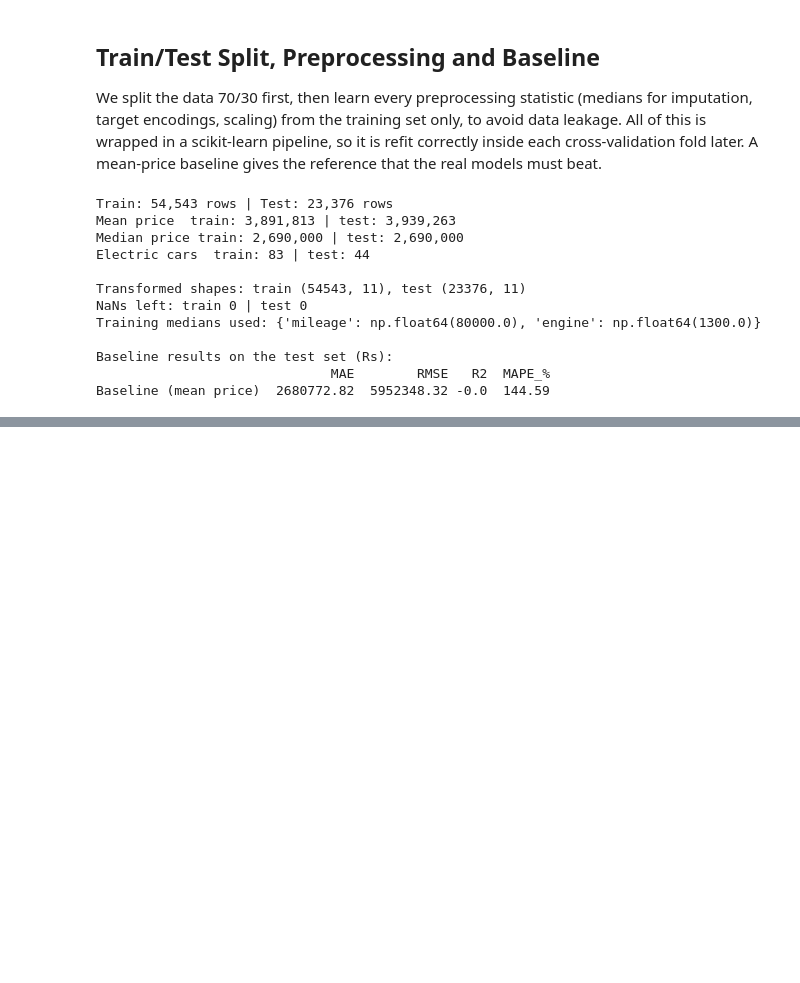
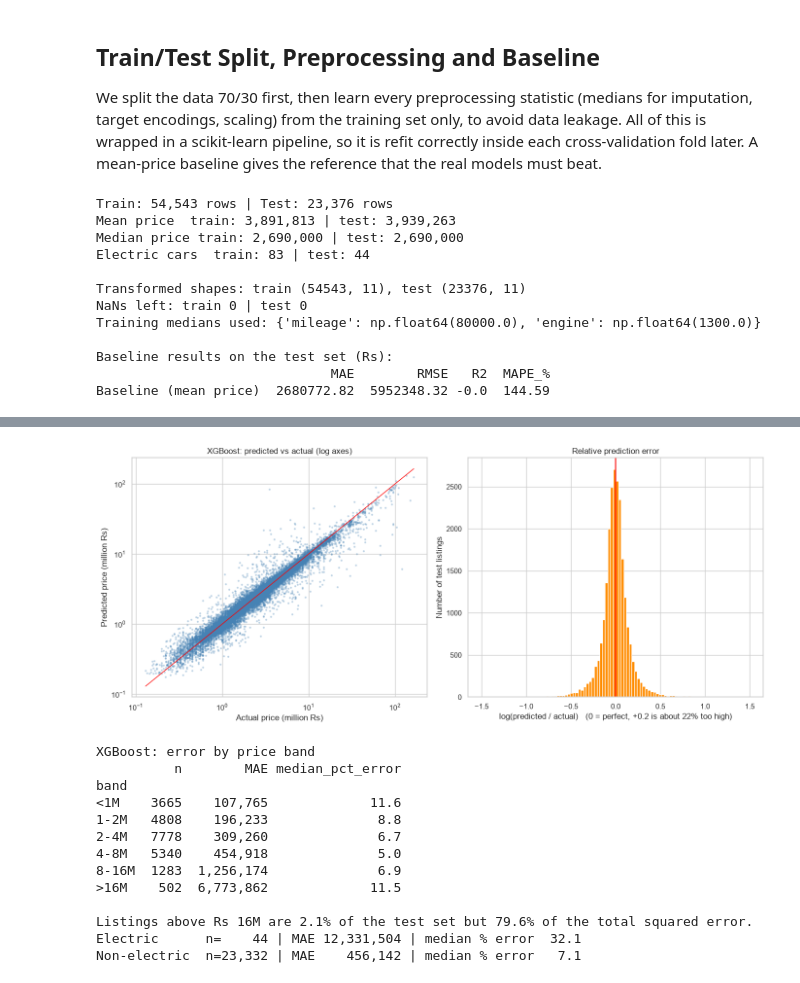
Before and after one commit to Abdullah-Farooq292/IML-used-car-price-prediction-Pakistan, a Jupyter notebook: Code/ML_Project.ipynb, the cells around one changed output, grey strips where cells are left out. Saved outputs shown, nothing was run; the diff lists cells and outputs as text; code cells hidden in the pictures; blank space fills up the shorter version.

```diff
--- a/Code/ML_Project.ipynb
+++ b/Code/ML_Project.ipynb
@@ -1159,0 +1382,54 @@ Baseline (mean price)  2680772.82  5952348.32 -0.0  144.59
+# %%
+fig, axes = plt.subplots(1, 2, figsize=(14, 6))
+axes[0].scatter(actual / 1e6, pred / 1e6, s=4, alpha=0.25, color="steelblue")
+lims = [actual.min() / 1e6, actual.max() / 1e6]
+axes[0].plot(lims, lims, color="red", lw=1)
+axes[0].set_xscale("log"); axes[0].set_yscale("log")
+axes[0].set_xlabel("Actual price (million Rs)"); axes[0].set_ylabel("Predicted price (million Rs)")
+axes[0].set_title(f"{BEST}: predicted vs actual (log axes)")
+
+log_ratio = np.log(pred / actual)
+axes[1].hist(log_ratio, bins=100, range=(-1.5, 1.5), color="darkorange", edgecolor="white")
+axes[1].axvline(0, color="red")
+axes[1].set_xlabel("log(predicted / actual)   (0 = perfect, +0.2 is about 22% too high)")
+axes[1].set_ylabel("Number of test listings")
+axes[1].set_title("Relative prediction error")
+plt.tight_layout()
+save_fig("E_predicted_vs_actual.png")
+plt.show()
+
+# Error by price band
+bands = pd.cut(y_test, [0, 1e6, 2e6, 4e6, 8e6, 16e6, np.inf],
+               labels=["<1M", "1-2M", "2-4M", "4-8M", "8-16M", ">16M"])
+band_tbl = (pd.DataFrame({"band": bands.values, "abs_err": abs_err, "ape": ape})
+              .groupby("band", observed=True)
+              .agg(n=("abs_err", "size"), MAE=("abs_err", "mean"),
+                   median_pct_error=("ape", lambda s: s.median() * 100)))
+band_tbl["MAE"] = band_tbl["MAE"].map("{:,.0f}".format)
+band_tbl["median_pct_error"] = band_tbl["median_pct_error"].map("{:.1f}".format)
+print(f"\n{BEST}: error by price band")
+print(band_tbl.to_string())
+
+sq = (actual - pred) ** 2
+print(f"\nListings above Rs 16M are {np.mean(actual > 16e6)*100:.1f}% of the test set "
+      f"but {sq[actual > 16e6].sum() / sq.sum() * 100:.1f}% of the total squared error.")
+
+# Electric vs non-electric
+ev = X_test["is_electric"].values == 1
+for label, m in [("Electric", ev), ("Non-electric", ~ev)]:
+    print(f"{label:<13} n={m.sum():>6,} | MAE {abs_err[m].mean():>10,.0f} | median % error {np.median(ape[m])*100:5.1f}")
+# %% [output]
+[figure, added]
+XGBoost: error by price band
+          n        MAE median_pct_error
+band
+<1M    3665    107,765             11.6
+1-2M   4808    196,233              8.8
+2-4M   7778    309,260              6.7
+4-8M   5340    454,918              5.0
+8-16M  1283  1,256,174              6.9
+>16M    502  6,773,862             11.5
+
+Listings above Rs 16M are 2.1% of the test set but 79.6% of the total squared error.
+Electric      n=    44 | MAE 12,331,504 | median % error  32.1
+Non-electric  n=23,332 | MAE    456,142 | median % error   7.1
```
Also changed, not shown: parts of 9 cells of this notebook, 6 other files.
